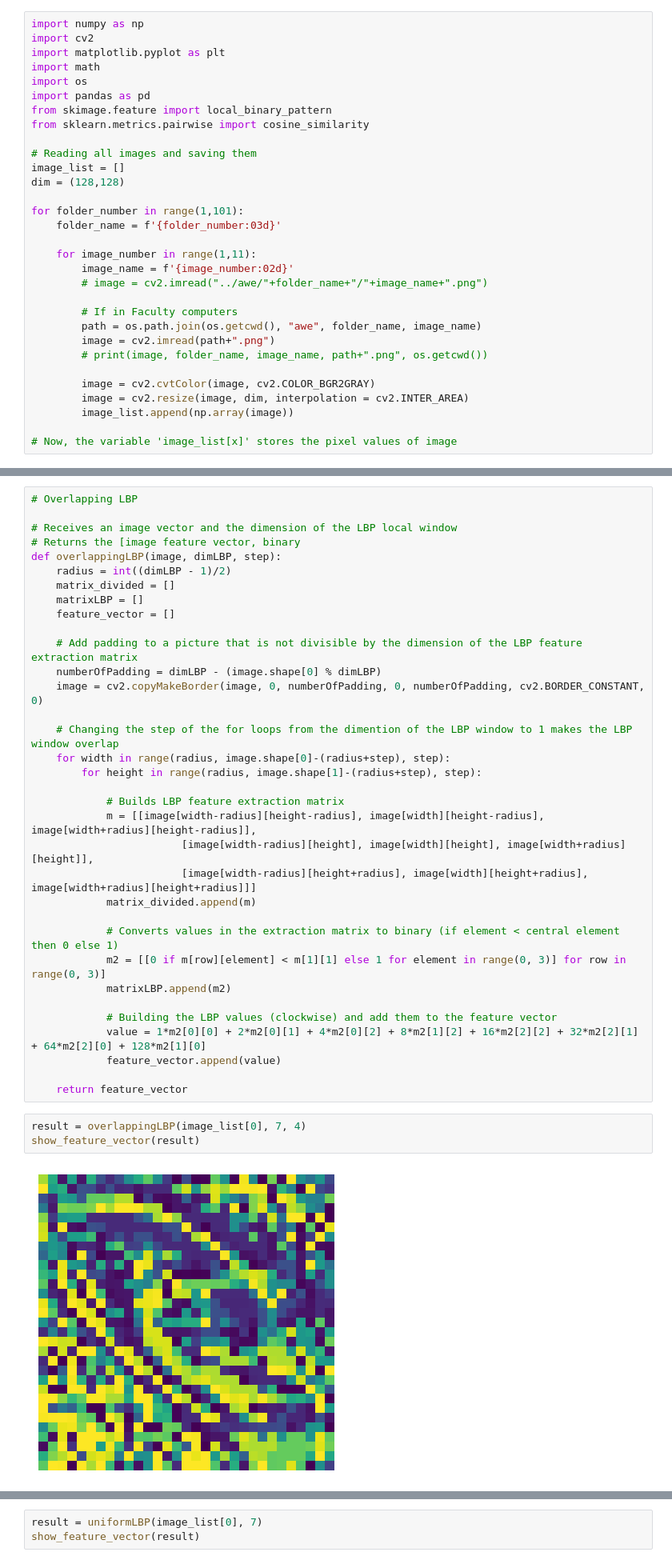
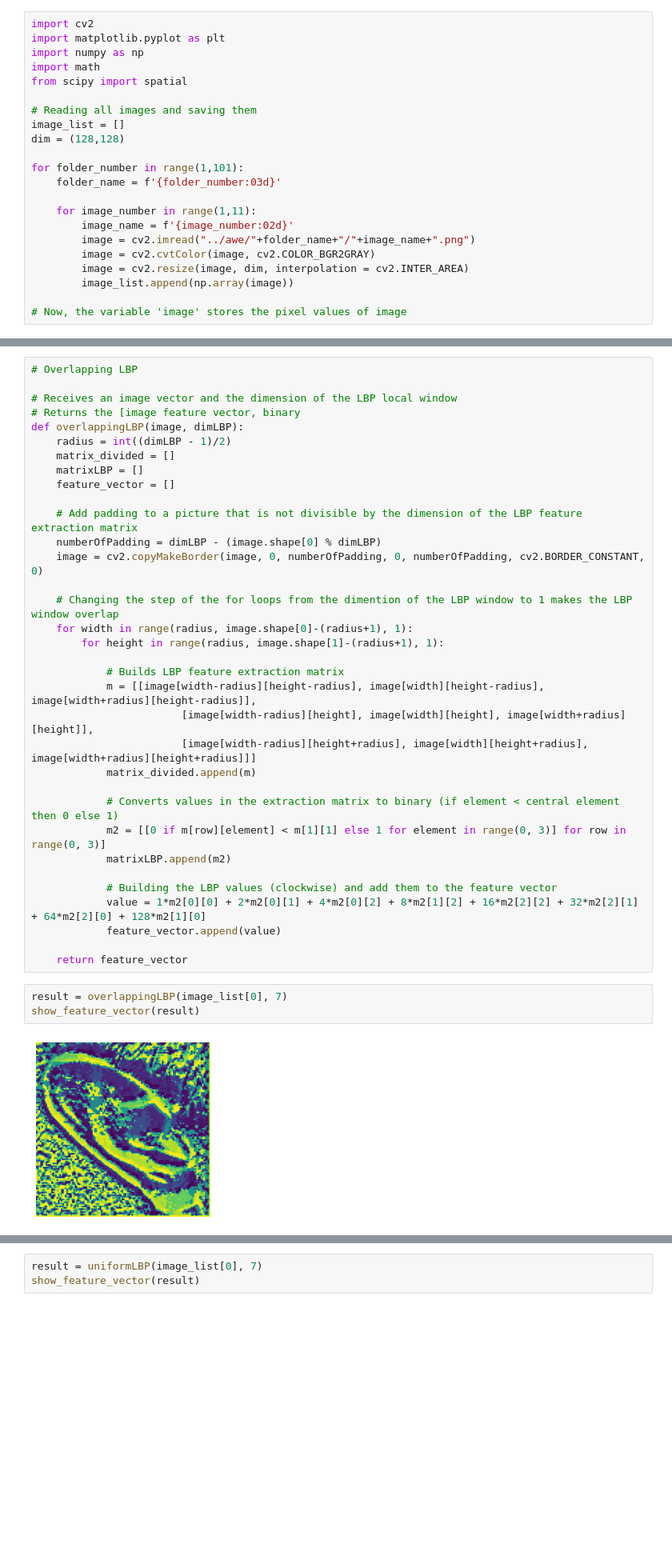
Before and after one commit to catarina03/FRI-IBB, a Jupyter notebook: Assignment1/src/Assignment #1.ipynb, the cells around one changed output, grey strips where cells are left out. Shown: that part at 80% size. Saved outputs shown, nothing was run; the diff lists cells and outputs as text; blank space fills up the shorter version.

```diff
--- a/Assignment1/src/Assignment #1.ipynb
+++ b/Assignment1/src/Assignment #1.ipynb
@@ -14,12 +3,9 @@ pip install scikit-image --user
 # %%
-import numpy as np
 import cv2
 import matplotlib.pyplot as plt
+import numpy as np
 import math
-import os
-import pandas as pd
-from skimage.feature import local_binary_pattern
-from sklearn.metrics.pairwise import cosine_similarity
+from scipy import spatial
 
 # Reading all images and saving them
 image_list = []
@@ -30,17 +16,11 @@ for folder_number in range(1,101):
 
     for image_number in range(1,11):
         image_name = f'{image_number:02d}'
-        # image = cv2.imread("../awe/"+folder_name+"/"+image_name+".png")
-
-        # If in Faculty computers
-        path = os.path.join(os.getcwd(), "awe", folder_name, image_name)
-        image = cv2.imread(path+".png")
-        # print(image, folder_name, image_name, path+".png", os.getcwd())
-
+        image = cv2.imread("../awe/"+folder_name+"/"+image_name+".png")
         image = cv2.cvtColor(image, cv2.COLOR_BGR2GRAY)
         image = cv2.resize(image, dim, interpolation = cv2.INTER_AREA)
         image_list.append(np.array(image))
 
-# Now, the variable 'image_list[x]' stores the pixel values of image
+# Now, the variable 'image' stores the pixel values of image
 # %%
 image_list_by_class = [image_list[i:i+10] for i in range(0, len(image_list), 10)]
@@ -120,7 +79,7 @@ show_feature_vector(result)
 
 # Receives an image vector and the dimension of the LBP local window
 # Returns the [image feature vector, binary
-def overlappingLBP(image, dimLBP, step):
+def overlappingLBP(image, dimLBP):
     radius = int((dimLBP - 1)/2)
     matrix_divided = []
     matrixLBP = []
@@ -131,7 +90,7 @@ def overlappingLBP(image, dimLBP, step):
     image = cv2.copyMakeBorder(image, 0, numberOfPadding, 0, numberOfPadding, cv2.BORDER_CONSTANT, 0)
 
     # Changing the step of the for loops from the dimention of the LBP window to 1 makes the LBP window overlap
-    for width in range(radius, image.shape[0]-(radius+step), step):
-        for height in range(radius, image.shape[1]-(radius+step), step):
+    for width in range(radius, image.shape[0]-(radius+1), 1):
+        for height in range(radius, image.shape[1]-(radius+1), 1):
 
             # Builds LBP feature extraction matrix
@@ -150,10 +109,10 @@ def overlappingLBP(image, dimLBP, step):
 
     return feature_vector
 # %%
-result = overlappingLBP(image_list[0], 7, 4)
+result = overlappingLBP(image_list[0], 7)
 show_feature_vector(result)
 # %% [output]
-[figure, old version]
+[figure, new version]
 # %%
 # Uniform LBP
 
```
Also changed, not shown: parts of 46 cells of this notebook, 1 other file.
